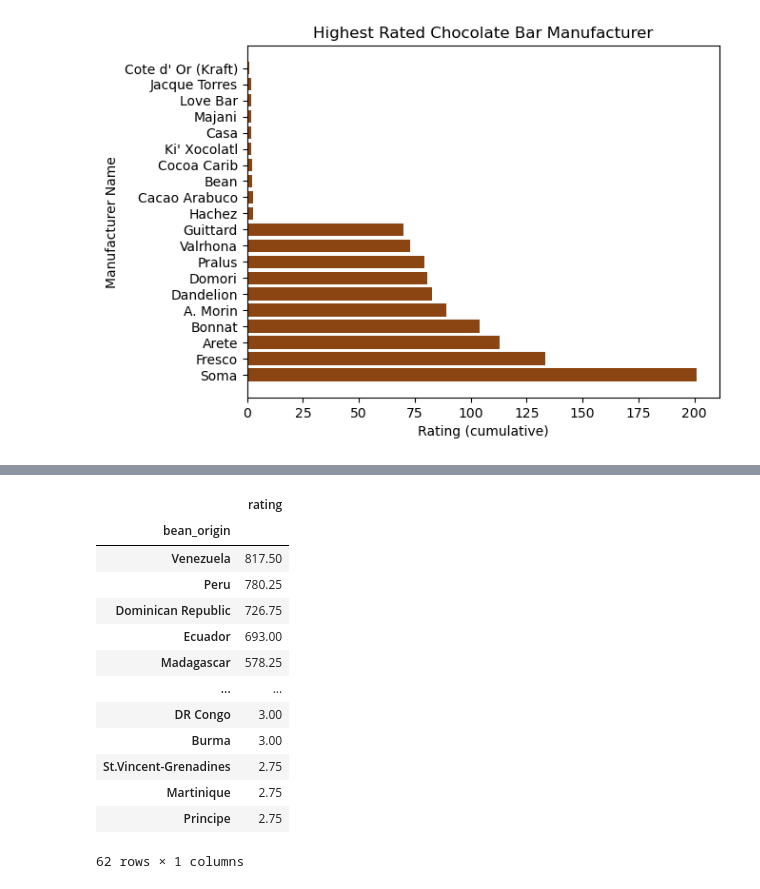
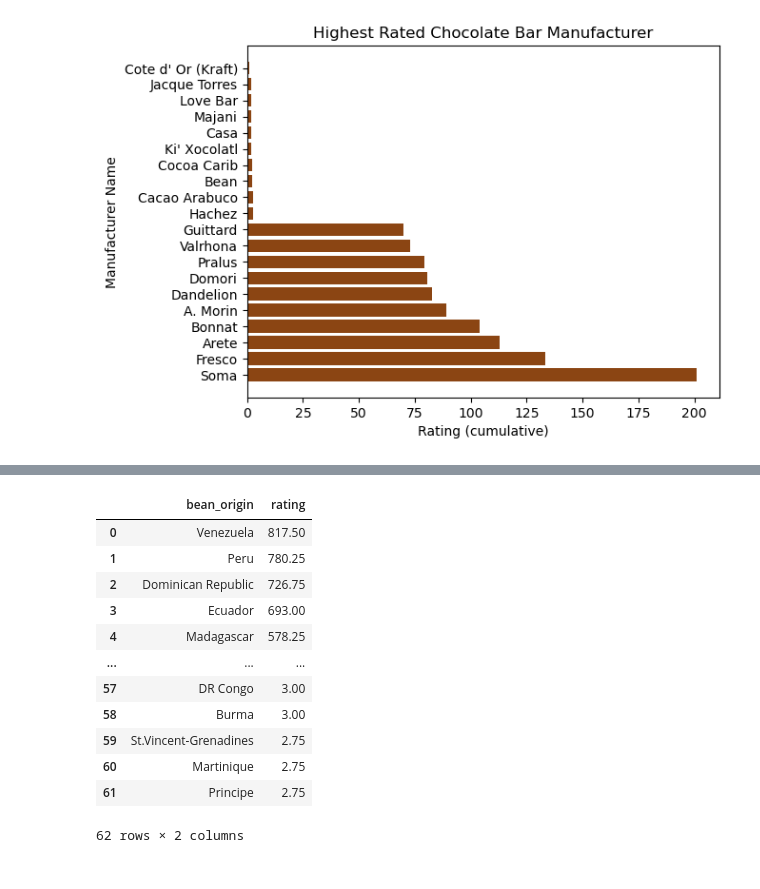
Before and after one commit to nbaggio28/Mid-Term-Project, a Jupyter notebook: notebooks/chocolateDA.ipynb, the cells around one changed output, grey strips where cells are left out. Saved outputs shown, nothing was run; the diff lists cells and outputs as text; code cells hidden in the pictures.

```diff
--- a/notebooks/chocolateDA.ipynb
+++ b/notebooks/chocolateDA.ipynb
@@ -185,0 +191,11 @@ hi_man
+# %%
+## Sorting the manufacturere by rating
+
+# Sort two columns in a dataframe
+
+def two_sorted(cola,colb,df=chocbar_df):
+
+    return df[[cola, colb]].sort_values(colb)
+
+man_rated = two_sorted('manufacturer', 'rating')
+man_rated
@@ -185,0 +216,16 @@ hi_man
+# %%
+## Which manufacturer has
+## the highest overall (cumulative) rating?
+
+#Sum and sort two columns then re-add index
+
+def sum_and_sort(cola, colb):
+    top_man = (
+    two_sorted(cola, colb)
+    .groupby(cola)
+    .sum()
+    .sort_values(colb, ascending=False)
+    )
+    return top_man.reset_index()
+hi_man = sum_and_sort('manufacturer', 'rating').head(10)
+hi_man
@@ -244,24 +324,19 @@ chocbar_df[['bean_origin', 'rating']].sort_values('rating'))
 # %%
 #Sorted beans by origin and cumulative rating
-top_bean = (
-    bean_rating
-    .groupby(by='bean_origin')
-    .sum()
-    .sort_values(by='rating', ascending=False)
-)
+
+top_bean = sum_and_sort('bean_origin', 'rating')
 top_bean
 # %% [output]
-|  | rating |
-| bean_origin |  |
-| Venezuela | 817.50 |
-| Peru | 780.25 |
-| Dominican Republic | 726.75 |
-| Ecuador | 693.00 |
-| Madagascar | 578.25 |
-| ... | ... |
-| DR Congo | 3.00 |
-| Burma | 3.00 |
-| St.Vincent-Grenadines | 2.75 |
-| Martinique | 2.75 |
-| Principe | 2.75 |
+|  | bean_origin | rating |
+| 0 | Venezuela | 817.50 |
+| 1 | Peru | 780.25 |
+| 2 | Dominican Republic | 726.75 |
+| 3 | Ecuador | 693.00 |
+| 4 | Madagascar | 578.25 |
+| ... | ... | ... |
+| 57 | DR Congo | 3.00 |
+| 58 | Burma | 3.00 |
+| 59 | St.Vincent-Grenadines | 2.75 |
+| 60 | Martinique | 2.75 |
+| 61 | Principe | 2.75 |
-62 rows × 1 columns
+62 rows × 2 columns
```
Also changed, not shown: parts of 22 cells of this notebook, 1 other file.
